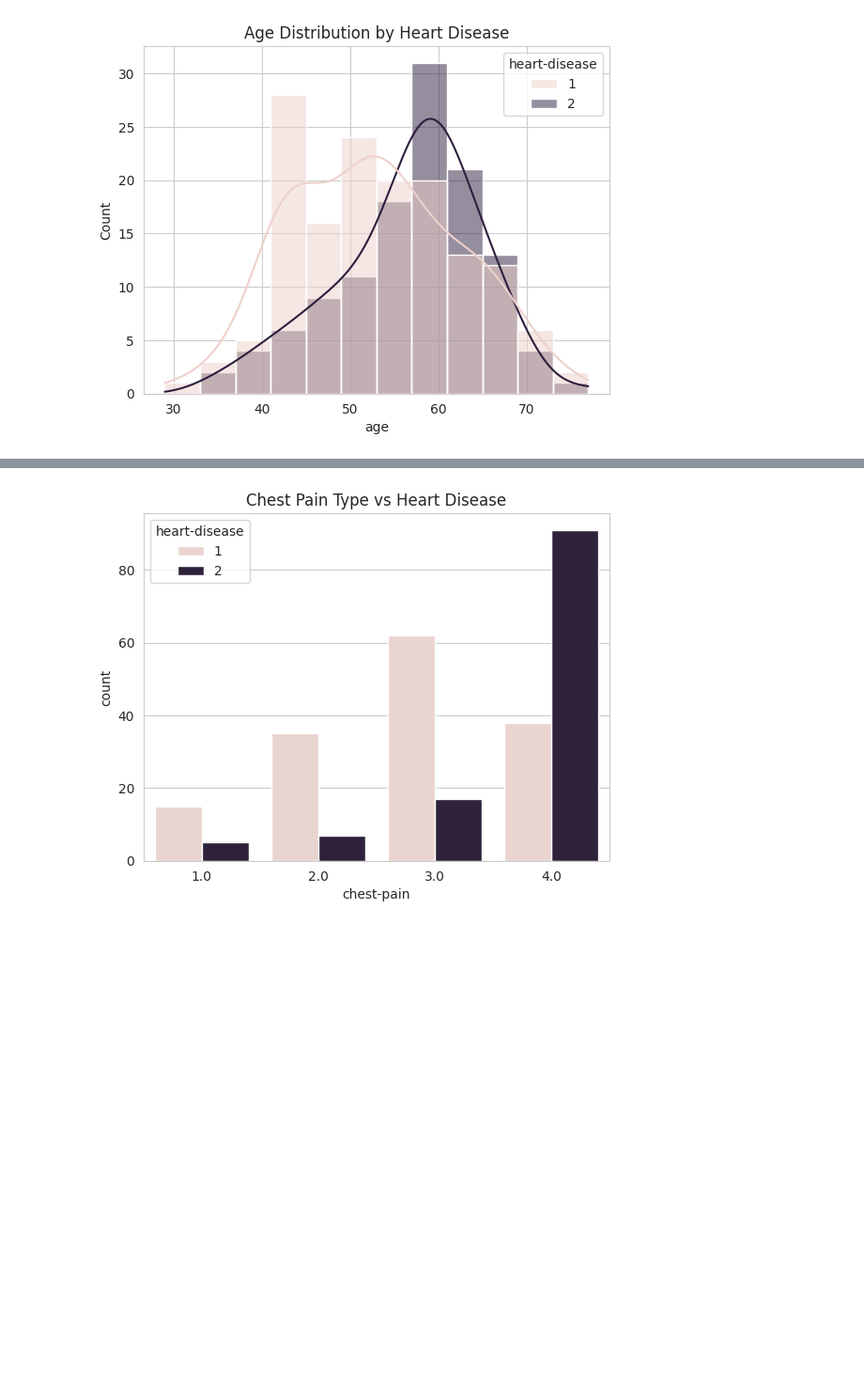
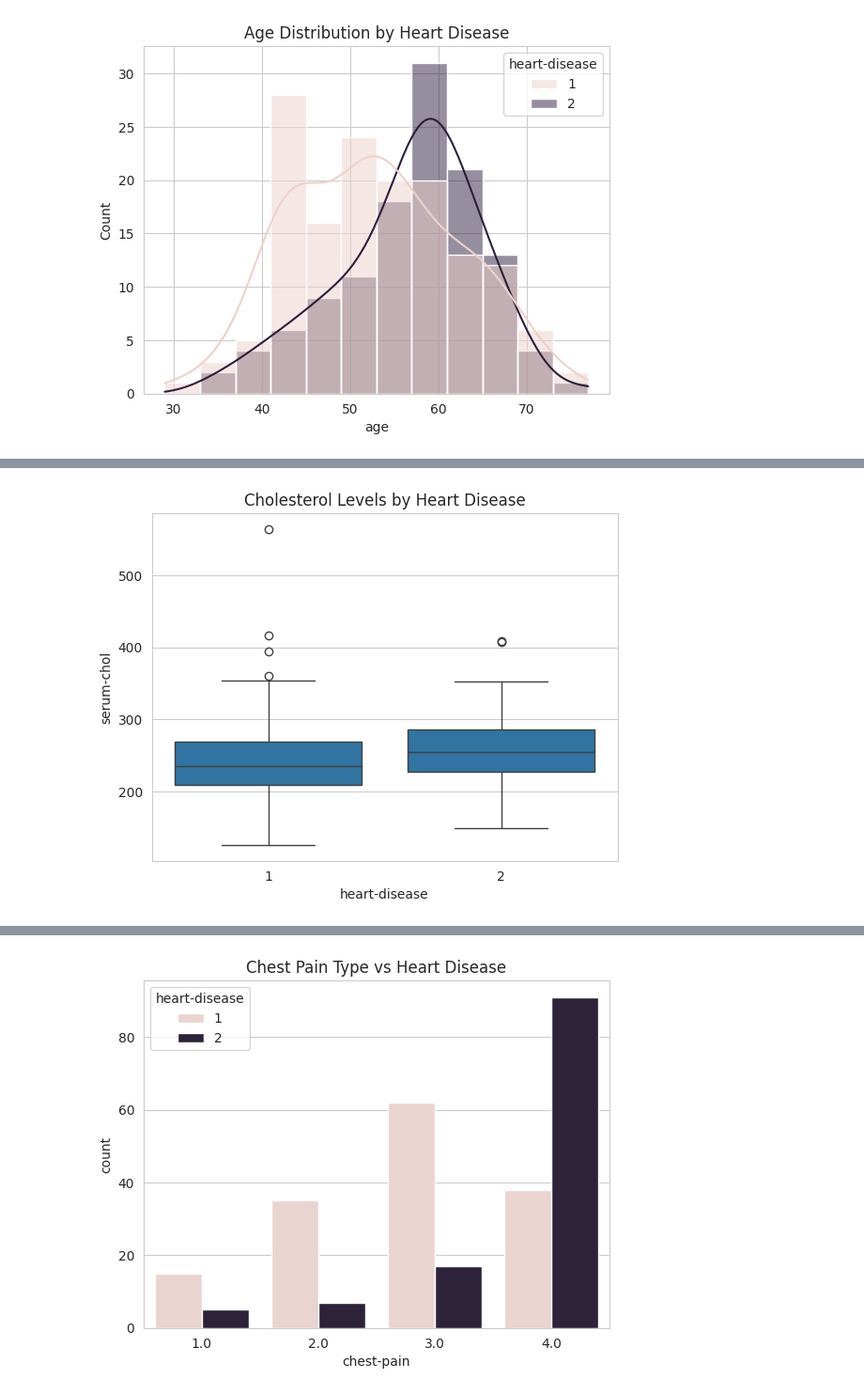
Before and after one commit to ashrivastav33/heart-disease-eda-ml, a Jupyter notebook: code/heart-disease-eda-ml.ipynb, the cells around one changed output, grey strips where cells are left out. Shown at 94% size. Saved outputs shown, nothing was run; the diff lists cells and outputs as text; code cells hidden in the pictures; blank space fills up the shorter version.

```diff
--- a/code/heart-disease-eda-ml.ipynb
+++ b/code/heart-disease-eda-ml.ipynb
@@ -116 +150,8 @@ plt.show()
+# %%
+#Cholesterol Levels by Heart Disease
+sns.boxplot(x='heart-disease', y='serum-chol', data=heart_df)
+plt.title("Cholesterol Levels by Heart Disease")
+plt.show()
+# %% [output]
+[figure, added]
 # %%
```
Also changed, not shown: parts of 21 cells of this notebook.
